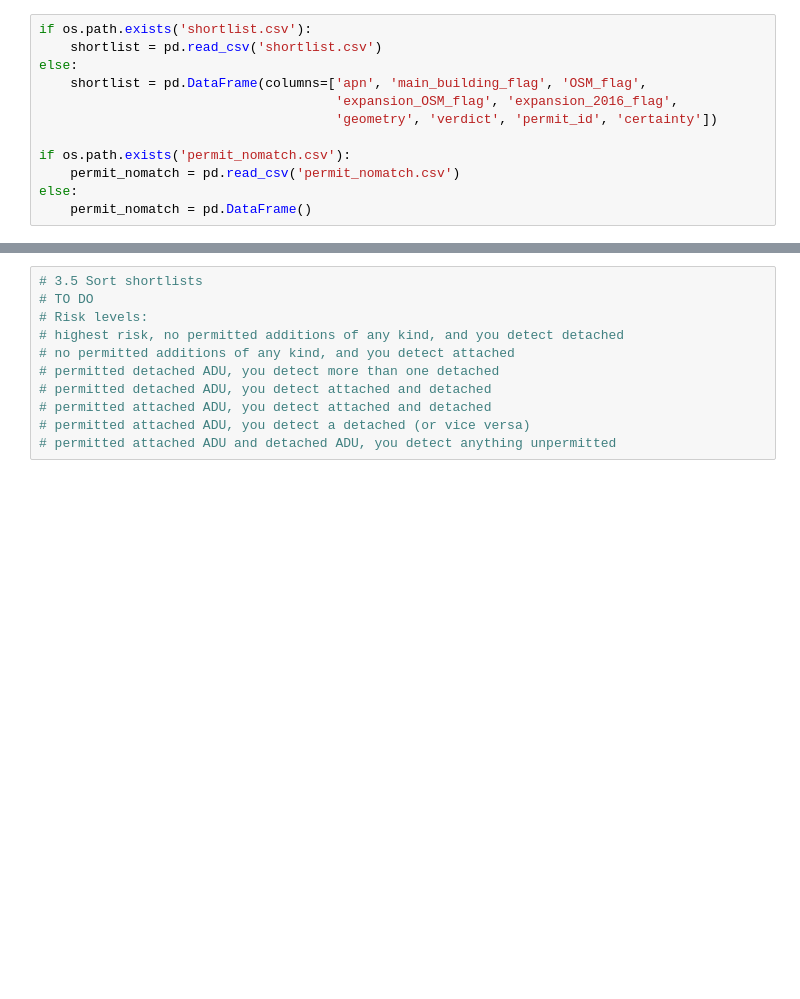
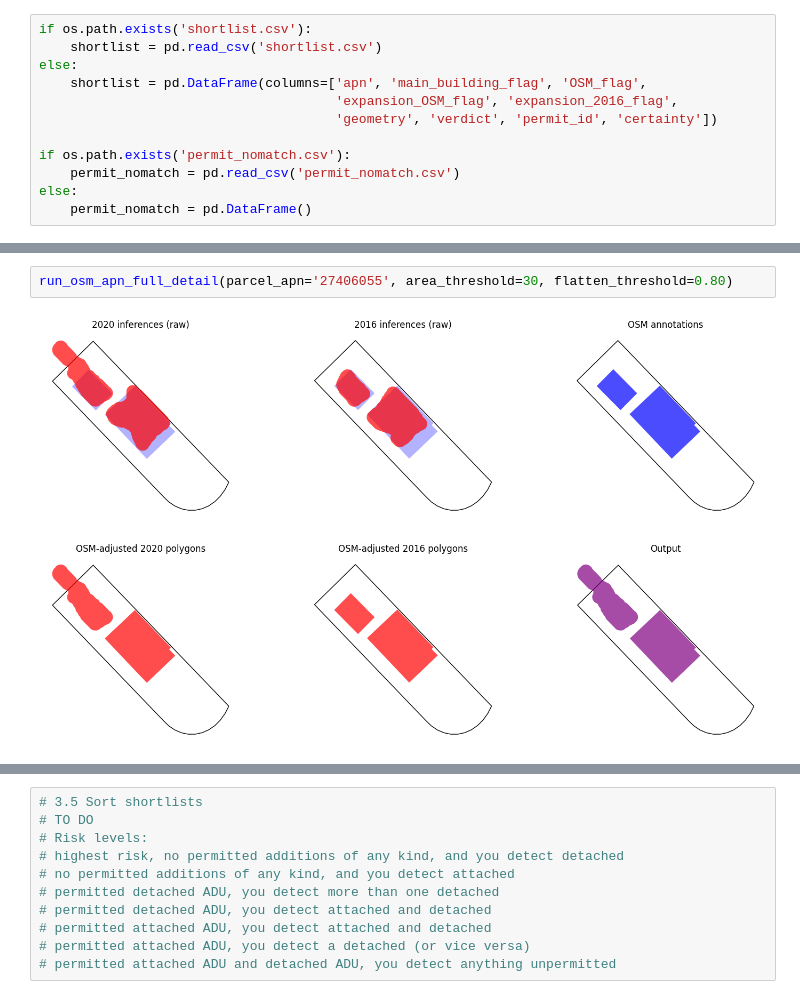
Before and after one commit to reglab/rgb-footprint-extract, a Jupyter notebook: naip_process/ADU_permit_matching.ipynb, the cells around one changed output, grey strips where cells are left out. Drawn from its saved outputs; the diff is of its cells as text; blank space fills up the shorter version.

```diff
--- a/naip_process/ADU_permit_matching.ipynb
+++ b/naip_process/ADU_permit_matching.ipynb
@@ -293,0 +646,4 @@ for parcel_apn in tqdm(parcel_apns):
+# %%
+run_osm_apn_full_detail(parcel_apn='27406055', area_threshold=30, flatten_threshold=0.80)
+# %% [output]
+[figure, added]
```
Also changed, not shown: parts of 30 cells of this notebook, 1 other file.
